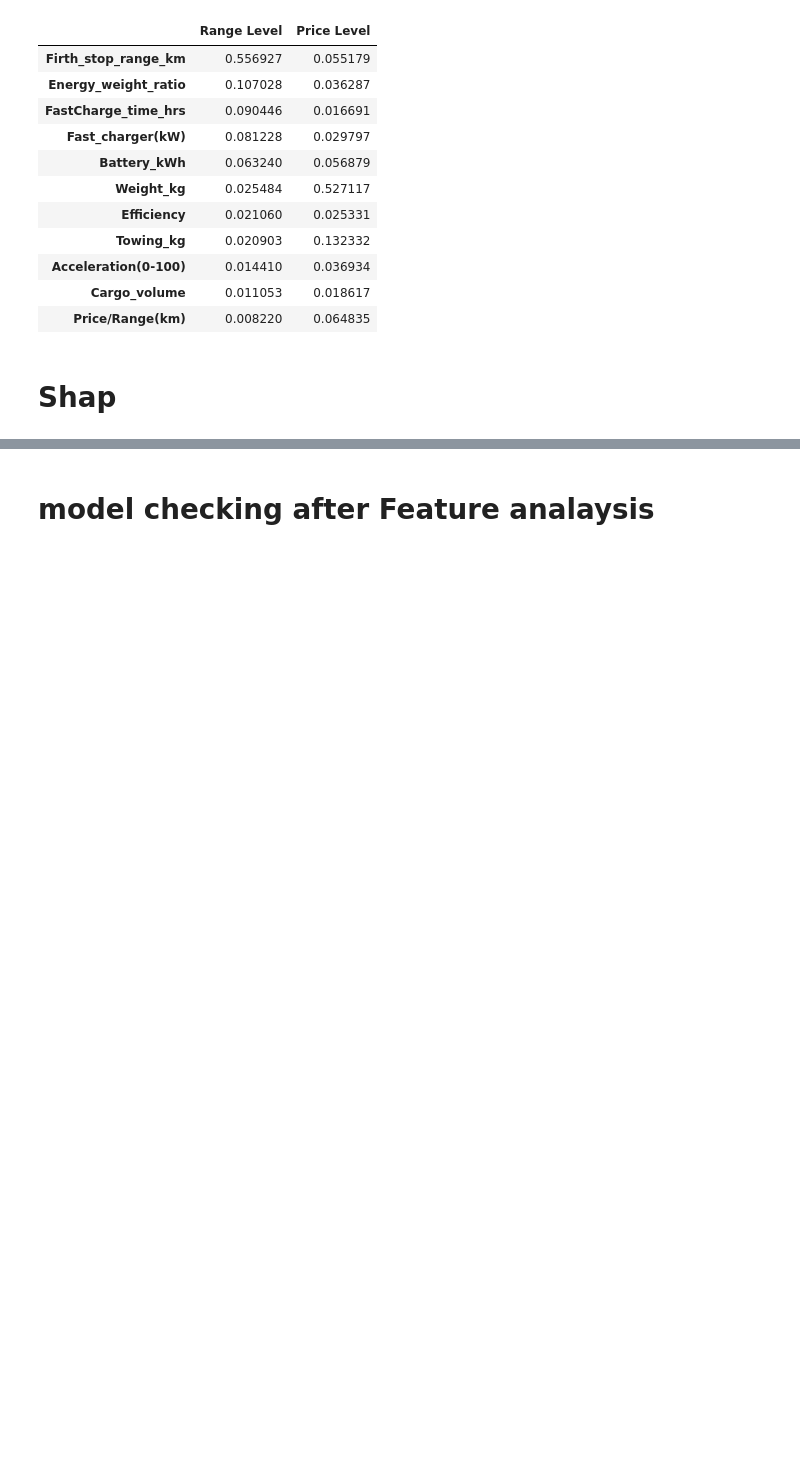
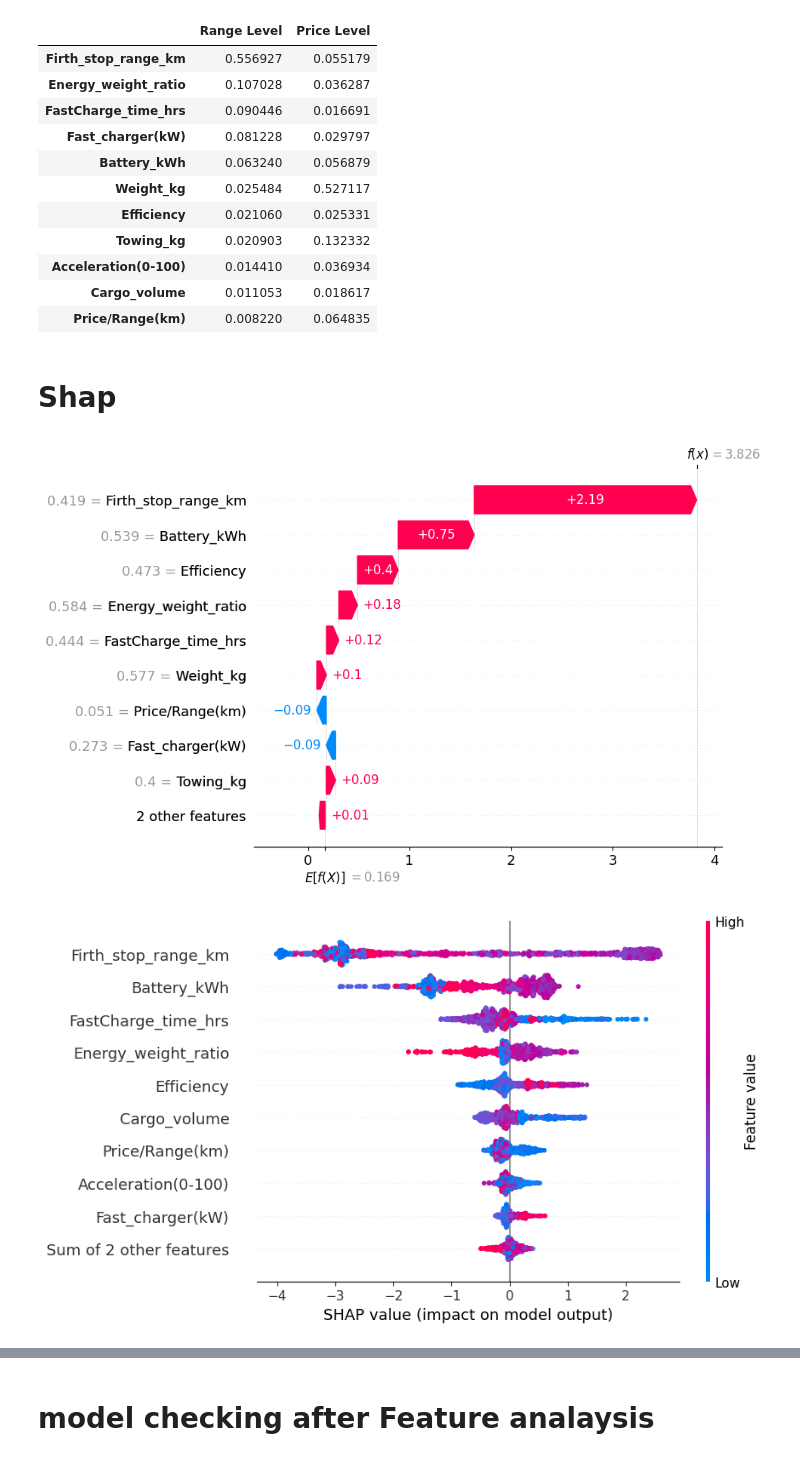
Before and after one commit to bunyod123/Modular_Programming_Projects, a Jupyter notebook: finalProject/notebooks/feature_analisys.ipynb, the cells around one changed output, grey strips where cells are left out. Drawn from its saved outputs; the diff is of its cells as text; code cells hidden in the pictures; blank space fills up the shorter version.

```diff
--- a/finalProject/notebooks/feature_analisys.ipynb
+++ b/finalProject/notebooks/feature_analisys.ipynb
@@ -136,25 +136,26 @@ jadval
 # %% [markdown]
 # Shap
 # %%
-# import shap
-# from sklearn.multioutput import MultiOutputClassifier
+import shap
+from xgboost import XGBClassifier
 
-# x = df_new.drop(columns=['Range_km_level','Price_level'])
-# y = df_new[['Range_km_level','Price_level']]
+x = df_new.drop(columns=['Range_km_level','Price_level'])
+y = df_new['Range_km_level']
 
-# model = MultiOutputClassifier(xb)
-# model.fit(x,y)
-
-# # 1. Explainer yaratish (masalan, 0-indeksdagi 'Range' modeli uchun)
-# # explainer = shap.TreeExplainer(xb.estimators_[0])
-# explainer = shap.Explainer(model.estimators_[0])
-
-# # 2. SHAP qiymatlarini hisoblash
-# shap_values = explainer(x)
+model = XGBClassifier()
+model.fit(x,y)
 
 
-# shap.plots.waterfall(shap_values[0])
+explainer = shap.Explainer(model)
 
-# shap.plots.beeswarm(shap_values)
+shap_values = explainer(x)
 
-# shap.plots.bar(shap_values)
+
+shap.plots.waterfall(shap_values[0, :, 1])
+
+shap.plots.beeswarm(shap_values[:, :, 1])
+
+shap.plots.bar(shap_values[:, :, 1])
+# %% [output]
+[figure, added]
+[figure, added]
```
Also changed, not shown: parts of 2 cells of this notebook, 1 other file.
